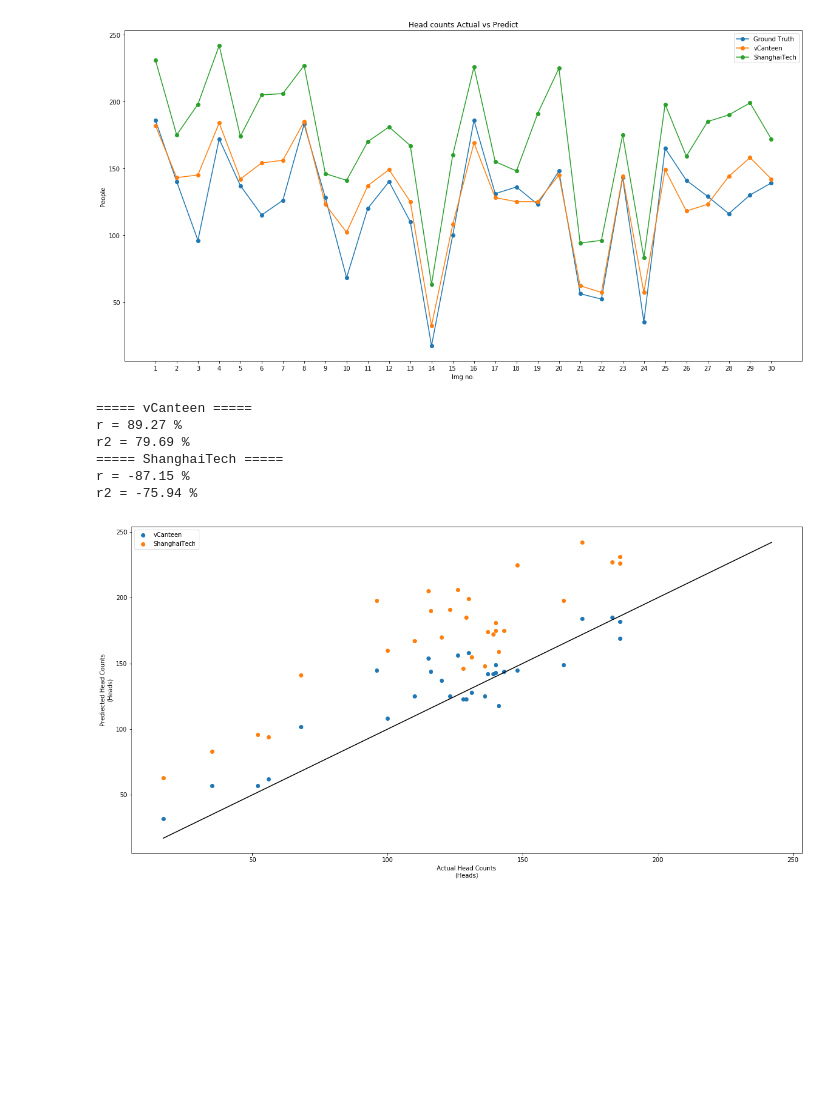
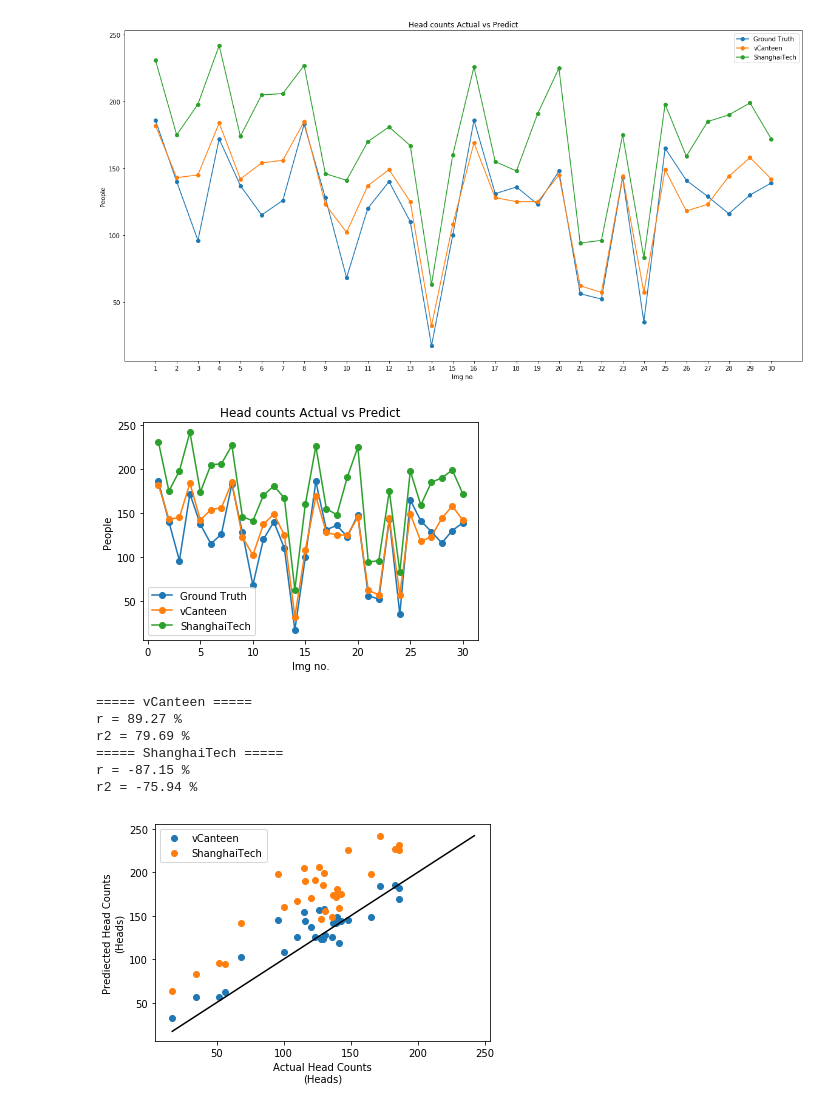
Before and after one commit to tann9949/vCanteen-crowd-estimator-keras, a Jupyter notebook: vCanteen-v3.ipynb, the cells around one changed output. Saved outputs shown, nothing was run; the diff lists cells and outputs as text; code cells hidden in the pictures; blank space fills up the shorter version.

```diff
--- a/vCanteen-v3.ipynb
+++ b/vCanteen-v3.ipynb
@@ -1,6 +1,8 @@
 # %%
 import numpy as np
 import matplotlib.pyplot as plt
+plt.rcParams["font.family"] = "Times New Roman"
+csfont = {'fontname':'Times New Roman'}
 import os
 import cv2
 import math
@@ -140,7 +142,7 @@ def test_model(model, gt_path, verbose = 0, show=False, save=False):
     print('ShanghaiTech Mean Absolute Error:',mae_sht/len(ground_truth))
     print('ShanghaiTech Mean Square Error:',math.sqrt(mse_sht/len(ground_truth)))
 
-    plt.figure(figsize=(20, 10))
+#     plt.figure(figsize=(20, 10))
     plt.plot(np.arange(1,len(ground_truth)+1),ground_truth, marker='o', label = 'Ground Truth')
     plt.plot(np.arange(1,len(ground_truth)+1),pred, marker='o', label = 'vCanteen')
     plt.plot(np.arange(1,len(ground_truth)+1),pred_sht, marker='o', label = 'ShanghaiTech')
@@ -333,36 +335,48 @@ vCanteen Mean Square Error: 18.673510650116114
 ShanghaiTech Mean Absolute Error: 50.46666666666667
 ShanghaiTech Mean Square Error: 54.95877242685345
 [figure]
+# %%
+plt.plot(np.arange(1,len(ground_truth)+1),ground_truth, marker='o', label = 'Ground Truth')
+plt.plot(np.arange(1,len(ground_truth)+1),pred, marker='o', label = 'vCanteen')
+plt.plot(np.arange(1,len(ground_truth)+1),sht_pred, marker='o', label = 'ShanghaiTech')
+# plt.xticks(np.arange(1,len(ground_truth)+1))
+plt.xlabel('Img no.', **csfont, family='Times New Roman')
+plt.ylabel('People', **csfont)
+plt.legend()
+plt.title('Head counts Actual vs Predict', **csfont)
+plt.show()
+# %% [output]
+[figure, added]
 # %%
 from sklearn.metrics import r2_score
 
 r2 = r2_score(ground_truth, pred)
 r2_sht = r2_score(ground_truth, sht_pred)
 r = (lambda r2: r2**0.5 if r2 >= 0 else -(abs(r2)**0.5))(r2)
 r_sht = (lambda r2: r2**0.5 if r2 >= 0 else -(abs(r2)**0.5))(r2_sht)
 
 print('='*5,'vCanteen','='*5)
 print('r = {:.2f}'.format(r*100),'%')
 print('r2 = {:.2f}'.format(r2*100),'%')
 print('='*5,'ShanghaiTech','='*5)
 print('r = {:.2f}'.format(r_sht*100),'%')
 print('r2 = {:.2f}'.format(r2_sht*100),'%')
 
-plt.figure(figsize=(20, 10))
+# plt.figure(figsize=(20, 10))
 min_plot = min(min(pred), min(ground_truth), min(sht_pred))
 max_plot = max(max(ground_truth), max(pred), max(sht_pred))
 plt.scatter(ground_truth, pred, label='vCanteen')
 plt.scatter(ground_truth, sht_pred, label='ShanghaiTech')
 plt.plot(np.arange(min_plot,max_plot,0.01), np.arange(min_plot,max_plot,0.01), color='black')
 plt.xlabel("Actual Head Counts\n(Heads)")
 plt.ylabel("Prediected Head Counts\n(Heads)")
 plt.legend()
 plt.show()
 # %% [output]
 ===== vCanteen =====
 r = 89.27 %
 r2 = 79.69 %
 ===== ShanghaiTech =====
 r = -87.15 %
 r2 = -75.94 %
-[figure, old version]
+[figure, new version]
```
